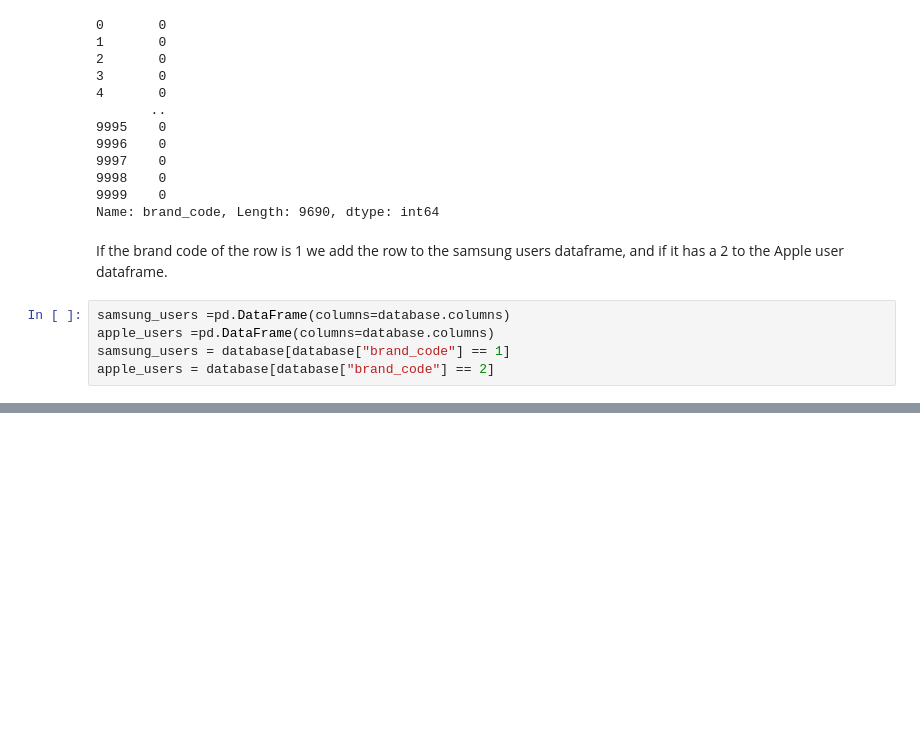
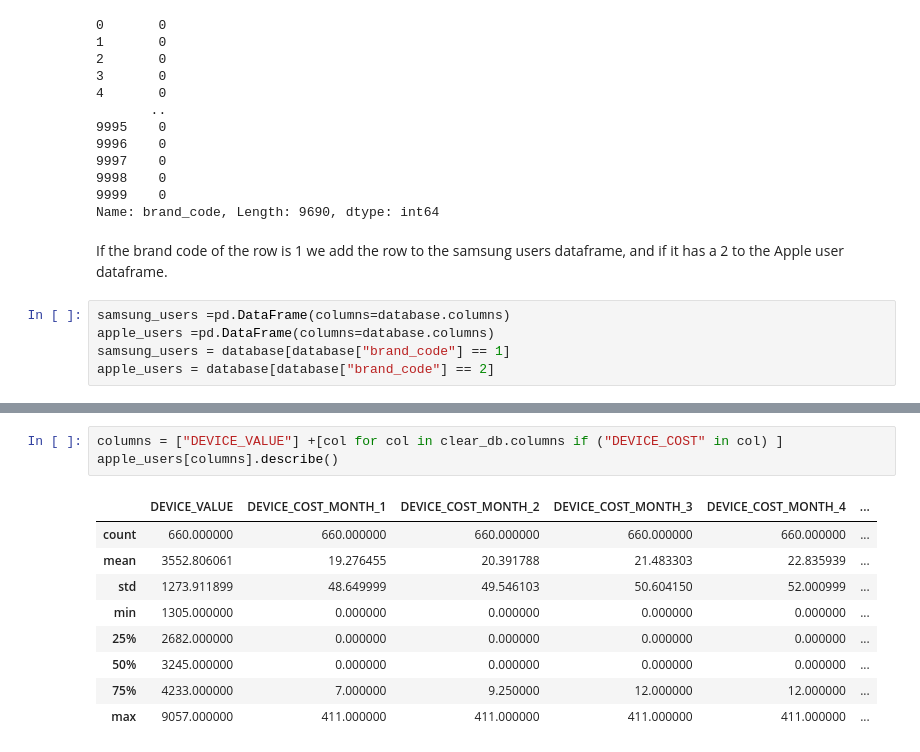
Before and after one commit to joorgecamacho/Samsung_vs_apple_users, a Jupyter notebook: main.ipynb, the cells around one changed output, grey strips where cells are left out. Cells and saved outputs as stored; diff of their text form; blank space fills up the shorter version.

```diff
--- a/main.ipynb
+++ b/main.ipynb
@@ -90,0 +129,13 @@ Now that we have samsung and apple users separated we can proceed to compare the
+# %%
+columns = ["DEVICE_VALUE"] +[col for col in clear_db.columns if ("DEVICE_COST" in col) ]
+apple_users[columns].describe()
+# %% [output]
+|  | DEVICE_VALUE | DEVICE_COST_MONTH_1 | DEVICE_COST_MONTH_2 | DEVICE_COST_MONTH_3 | DEVICE_COST_MONTH_4 | ... |
+| count | 660.000000 | 660.000000 | 660.000000 | 660.000000 | 660.000000 | ... |
+| mean | 3552.806061 | 19.276455 | 20.391788 | 21.483303 | 22.835939 | ... |
+| std | 1273.911899 | 48.649999 | 49.546103 | 50.604150 | 52.000999 | ... |
+| min | 1305.000000 | 0.000000 | 0.000000 | 0.000000 | 0.000000 | ... |
+| 25% | 2682.000000 | 0.000000 | 0.000000 | 0.000000 | 0.000000 | ... |
+| 50% | 3245.000000 | 0.000000 | 0.000000 | 0.000000 | 0.000000 | ... |
+| 75% | 4233.000000 | 7.000000 | 9.250000 | 12.000000 | 12.000000 | ... |
+| max | 9057.000000 | 411.000000 | 411.000000 | 411.000000 | 411.000000 | ... |
```
Also changed, not shown: parts of 7 cells of this notebook.
